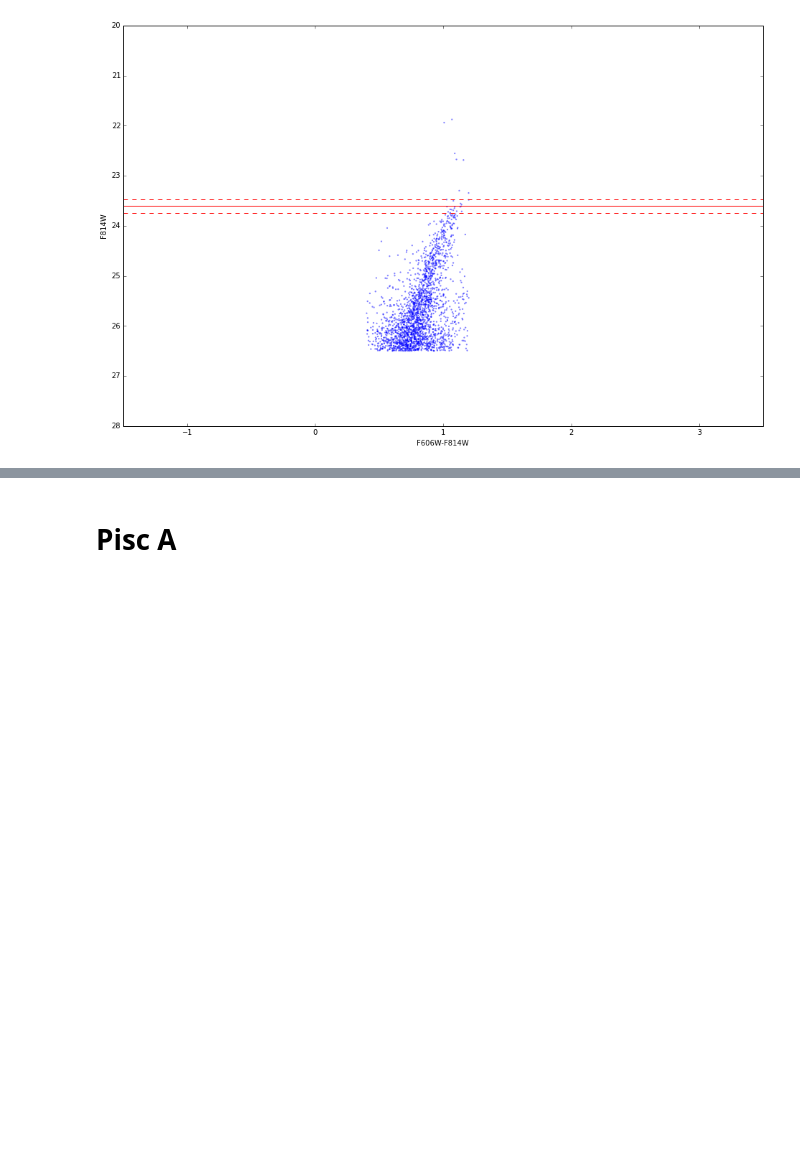
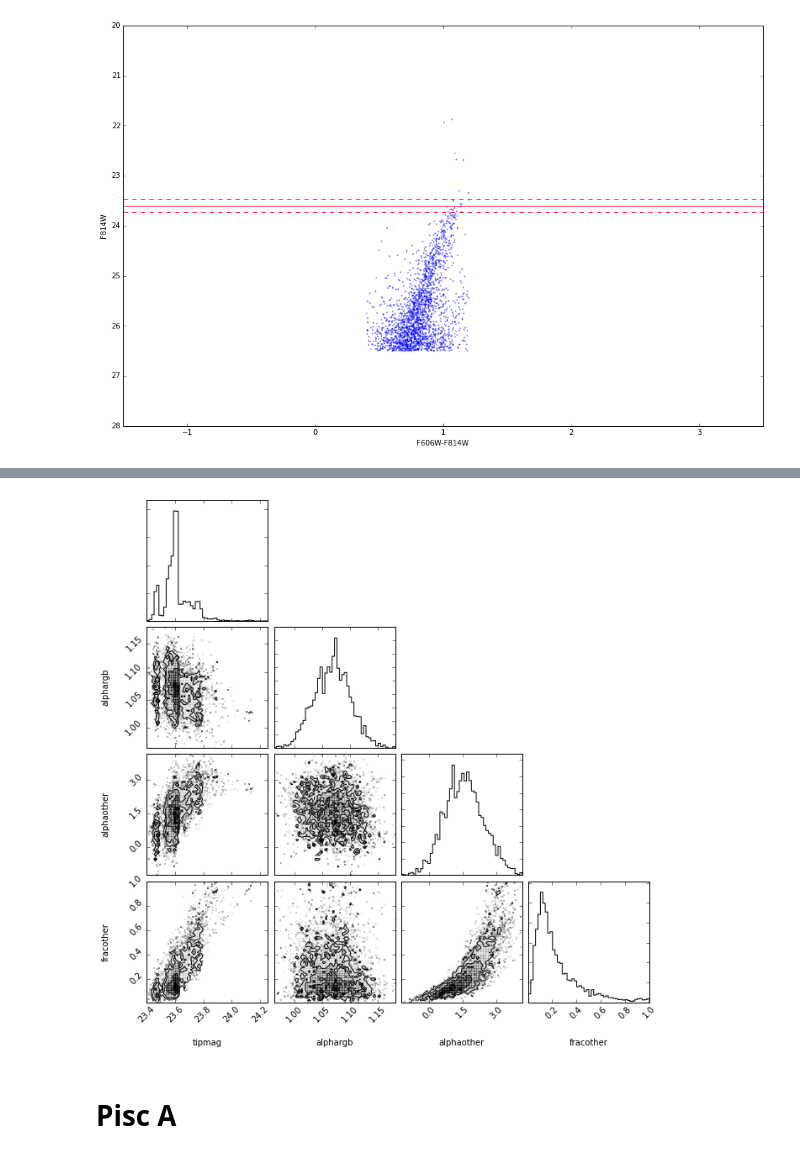
Before and after one commit to eteq/piscdwarfs_hst, a Jupyter notebook: Distance MCMC Experiments.ipynb, the cells around one changed output, grey strips where cells are left out. Saved outputs shown, nothing was run; the diff lists cells and outputs as text; code cells hidden in the pictures; blank space fills up the shorter version.

```diff
--- a/Distance MCMC Experiments.ipynb
+++ b/Distance MCMC Experiments.ipynb
@@ -163,6 +159,8 @@ plt.tight_layout()
 radius = 25*u.arcsec
 c = eso540t['F606W']-eso540t['F814W']
 m = eso540t['F814W']
+me = eso540t['F814W_unc']
+ce = np.hypot(eso540t['F606W_unc'], eso540t['F814W_unc'])
 clims = (.4, 1.2)
 mlim = 26.5
 
@@ -238,0 +253,12 @@ plt.ylabel('F814W')
+# %%
+reload(rgbmcmc)
+mod = rgbmcmc.RGBModel(m[rgbmsk], me[rgbmsk])
+
+st = time.time()
+sampler, res = mod.make_and_run_sampler(niters=500, burnin=500)
+et = time.time()
+print('Took',et-st,'sec')
+
+triangle.corner(sampler.flatchain, labels=mod.PARAM_NAMES)
+None
+# %% [output]
@@ -239,3 +266,4 @@ plt.ylabel('F814W')
+[figure, added]
 # %% [markdown]
 # Pisc A
 # %%
```
Also changed, not shown: parts of 8 cells of this notebook, 2 other files.
